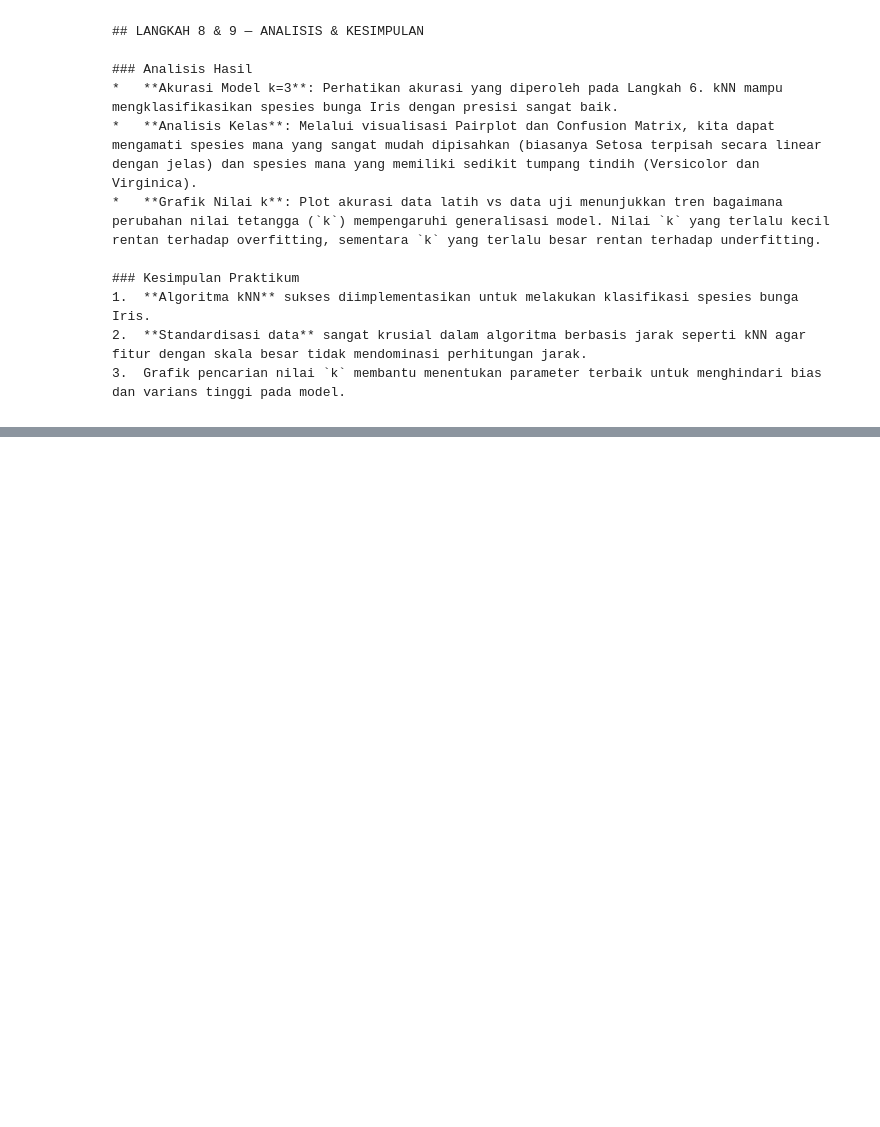
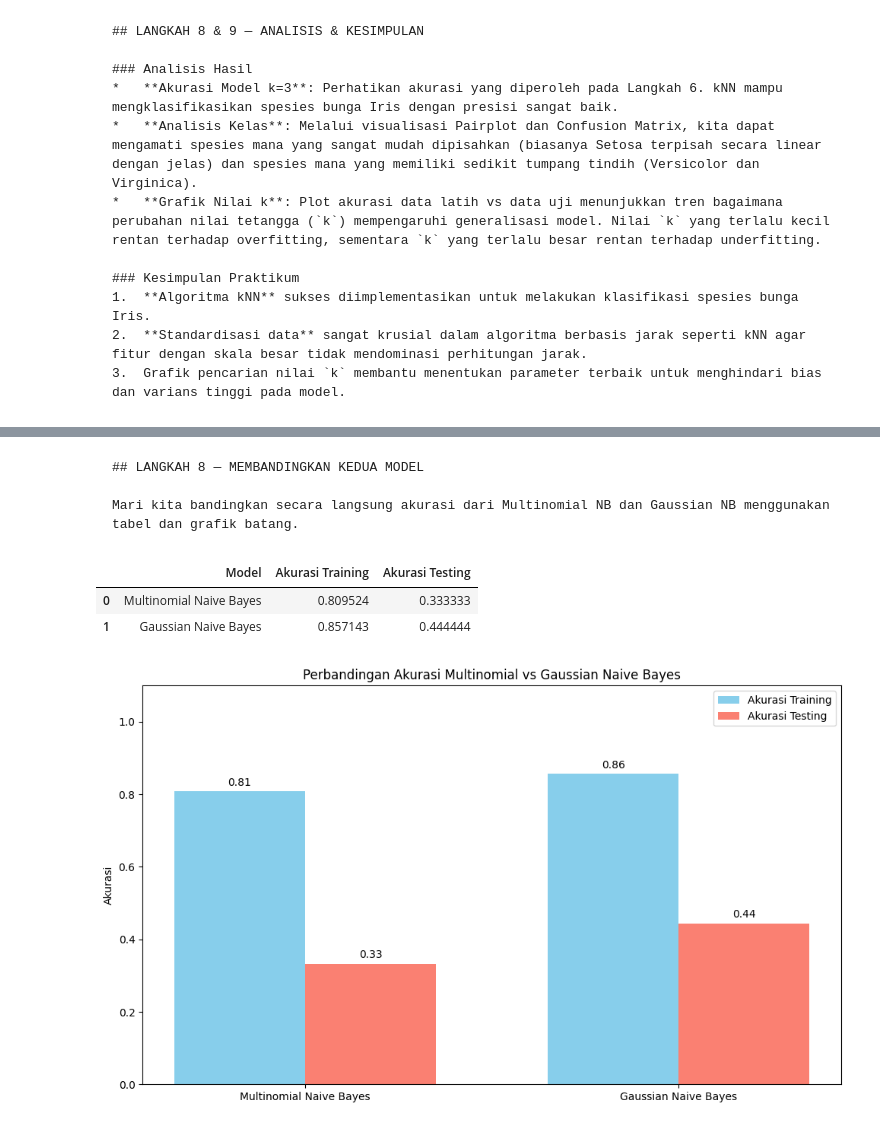
Before and after one commit to Yahya1805/machine-learning_2026, a Jupyter notebook: ML_JS09_10_Klasifikasi.ipynb, the cells around one changed output, grey strips where cells are left out. Cells and saved outputs as stored; diff of their text form; code cells hidden in the pictures; blank space fills up the shorter version.

````diff
--- a/ML_JS09_10_Klasifikasi.ipynb
+++ b/ML_JS09_10_Klasifikasi.ipynb
@@ -289,0 +553,19 @@ plt.show()
+# %%
+from sklearn.naive_bayes import GaussianNB
+
+# Inisialisasi model
+gnb = GaussianNB()
+
+# Melatih model
+gnb.fit(X_train, y_train)
+
+# Prediksi data training dan testing
+y_train_pred_gnb = gnb.predict(X_train)
+y_test_pred_gnb = gnb.predict(X_test)
+
+# Menghitung akurasi
+acc_train_gnb = accuracy_score(y_train, y_train_pred_gnb)
+acc_test_gnb = accuracy_score(y_test, y_test_pred_gnb)
+
+print("Hasil akurasi data train (Gaussian):", acc_train_gnb)
+print("Hasil akurasi data test (Gaussian):", acc_test_gnb)
@@ -289,0 +575,59 @@ plt.show()
+# %% [markdown]
+```markdown
+## LANGKAH 8 — MEMBANDINGKAN KEDUA MODEL
+
+Mari kita bandingkan secara langsung akurasi dari Multinomial NB dan Gaussian NB menggunakan tabel dan grafik batang.
+```
+# %%
+hasil_nb = pd.DataFrame({
+    'Model': [
+        'Multinomial Naive Bayes',
+        'Gaussian Naive Bayes'
+    ],
+    'Akurasi Training': [
+        acc_train_mnb,
+        acc_train_gnb
+    ],
+    'Akurasi Testing': [
+        acc_test_mnb,
+        acc_test_gnb
+    ]
+})
+
+display(hasil_nb)
+
+# Visualisasi Bar Plot
+fig, ax = plt.subplots(figsize=(10, 6))
+x_indices = np.arange(len(hasil_nb['Model']))
+bar_width = 0.35
+
+rects1 = ax.bar(x_indices - bar_width/2, hasil_nb['Akurasi Training'], bar_width, label='Akurasi Training', color='skyblue')
+rects2 = ax.bar(x_indices + bar_width/2, hasil_nb['Akurasi Testing'], bar_width, label='Akurasi Testing', color='salmon')
+
+ax.set_ylabel('Akurasi')
+ax.set_title('Perbandingan Akurasi Multinomial vs Gaussian Naive Bayes')
+ax.set_xticks(x_indices)
+ax.set_xticklabels(hasil_nb['Model'])
+ax.set_ylim(0, 1.1)
+ax.legend()
+
+# Menambahkan nilai di atas batang
+def autolabel(rects):
+    for rect in rects:
+        height = rect.get_height()
+        ax.annotate(f'{height:.2f}',
+                    xy=(rect.get_x() + rect.get_width() / 2, height),
+                    xytext=(0, 3),  # offset vertikal
+                    textcoords="offset points",
+                    ha='center', va='bottom')
+
+autolabel(rects1)
+autolabel(rects2)
+
+plt.tight_layout()
+plt.show()
+# %% [output]
+|  | Model | Akurasi Training | Akurasi Testing |
+| 0 | Multinomial Naive Bayes | 0.809524 | 0.333333 |
+| 1 | Gaussian Naive Bayes | 0.857143 | 0.444444 |
+[figure, added]
````
Also changed, not shown: parts of 16 cells of this notebook.
